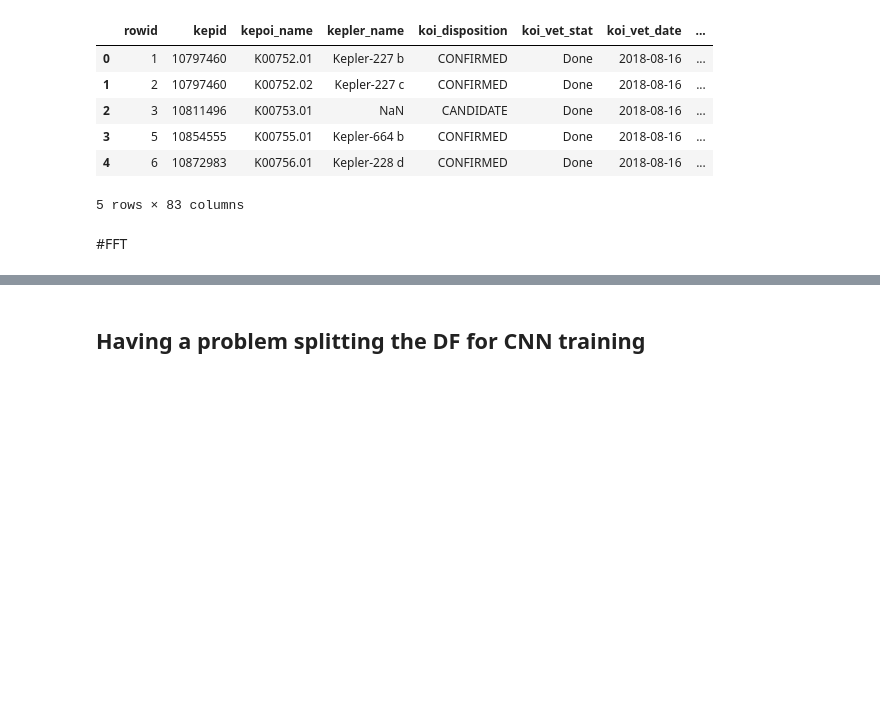
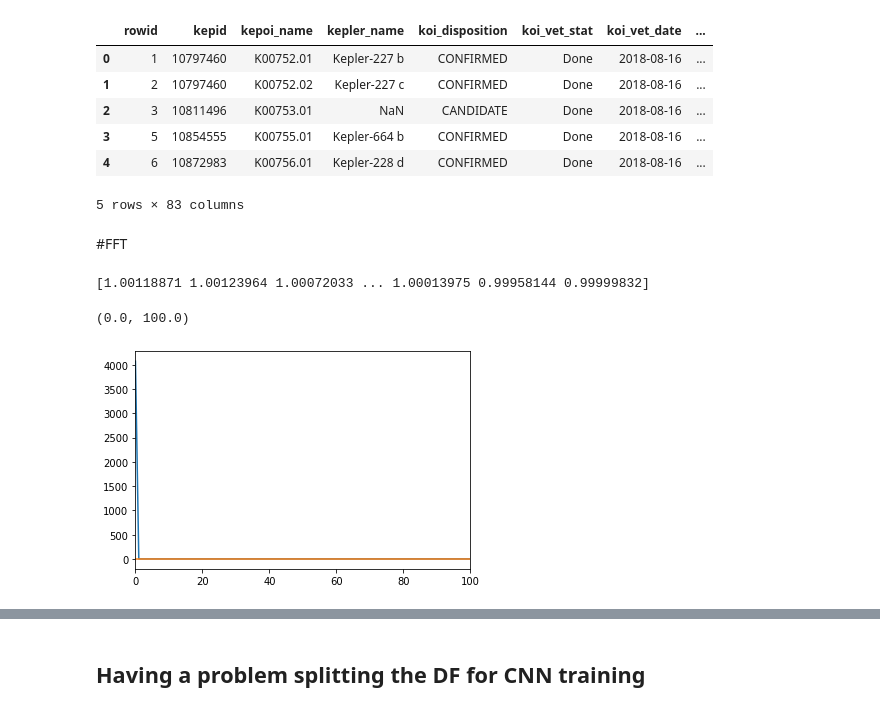
Before and after one commit to nicholasproietti/LGM, a Jupyter notebook: LC_FFT_CNN.ipynb, the cells around one changed output, grey strips where cells are left out. Cells and saved outputs as stored; diff of their text form; code cells hidden in the pictures; blank space fills up the shorter version.

```diff
--- a/LC_FFT_CNN.ipynb
+++ b/LC_FFT_CNN.ipynb
@@ -102,0 +124,18 @@ for index, row in KOI_first_100.iterrows():
+# %%
+from scipy.fft import fft, ifft
+y = abs(fft(flux_filtered))
+# find max freq and put it to 0
+y[1] = 0
+inv = np.real(ifft(y))
+print(flux_filtered)
+#assert ((flux_filtered - inv) < 1e-3).all()
+# %% [output]
+[1.00118871 1.00123964 1.00072033 ... 1.00013975 0.99958144 0.99999832]
+# %%
+# try multilayer perceptron with abs(y) and y
+plt.plot(np.real(y))
+plt.plot(np.imag(y))
+plt.xlim((0,100))
+# %% [output]
+(0.0, 100.0)
+[figure, added]
```
Also changed, not shown: parts of 14 cells of this notebook.
